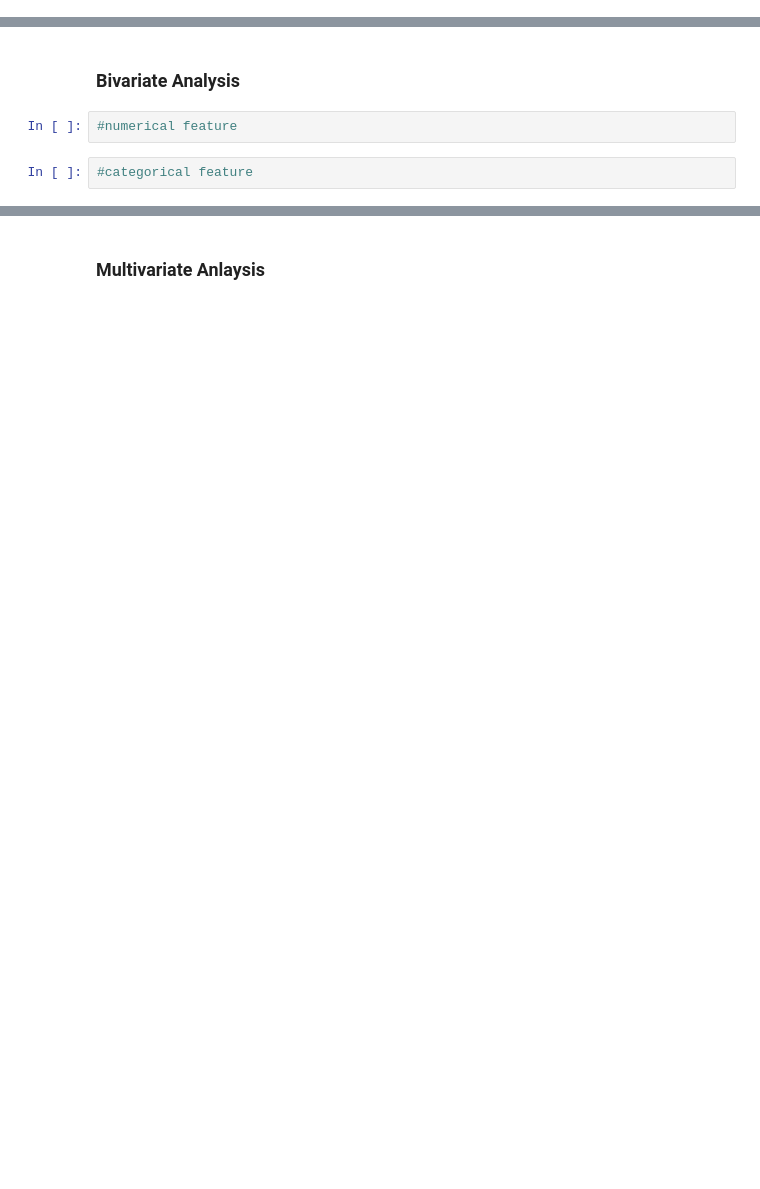
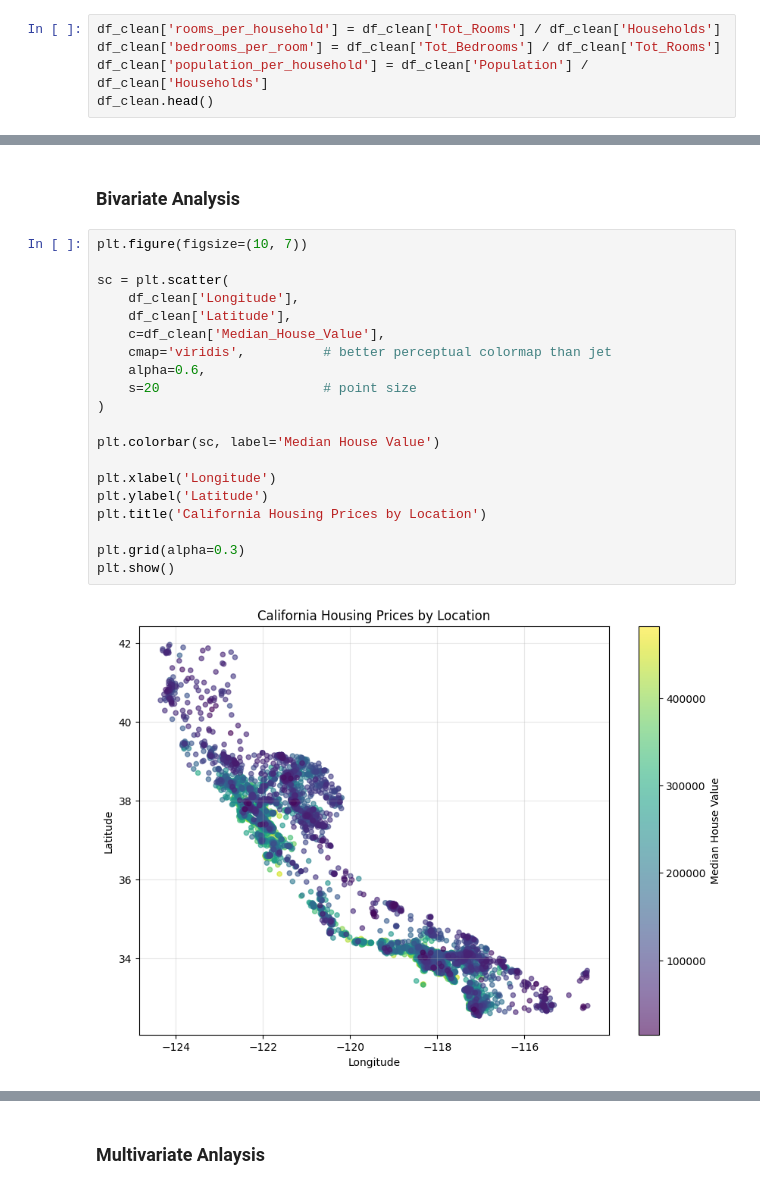
Before and after one commit to OMCHOKSI108/machine-learning-playground, a Jupyter notebook: REGRESSION_MODELS_CODE/Linear_regression.ipynb, the cells around one changed output, grey strips where cells are left out. Cells and saved outputs as stored; diff of their text form; blank space fills up the shorter version.

```diff
--- a/REGRESSION_MODELS_CODE/Linear_regression.ipynb
+++ b/REGRESSION_MODELS_CODE/Linear_regression.ipynb
@@ -324,0 +332,5 @@ dtype: float64
+# %%
+df_clean['rooms_per_household'] = df_clean['Tot_Rooms'] / df_clean['Households']
+df_clean['bedrooms_per_room'] = df_clean['Tot_Bedrooms'] / df_clean['Tot_Rooms']
+df_clean['population_per_household'] = df_clean['Population'] / df_clean['Households']
+df_clean.head()
@@ -325,6 +368,24 @@ dtype: float64
 # %% [markdown]
 ### Bivariate Analysis
-# %%
-#numerical feature
-# %%
-#categorical feature
+# %%
+plt.figure(figsize=(10, 7))
+
+sc = plt.scatter(
+    df_clean['Longitude'],
+    df_clean['Latitude'],
+    c=df_clean['Median_House_Value'],
+    cmap='viridis',          # better perceptual colormap than jet
+    alpha=0.6,
+    s=20                     # point size
+)
+
+plt.colorbar(sc, label='Median House Value')
+
+plt.xlabel('Longitude')
+plt.ylabel('Latitude')
+plt.title('California Housing Prices by Location')
+
+plt.grid(alpha=0.3)
+plt.show()
+# %% [output]
+[figure, added]
```
Also changed, not shown: parts of 7 cells of this notebook.
